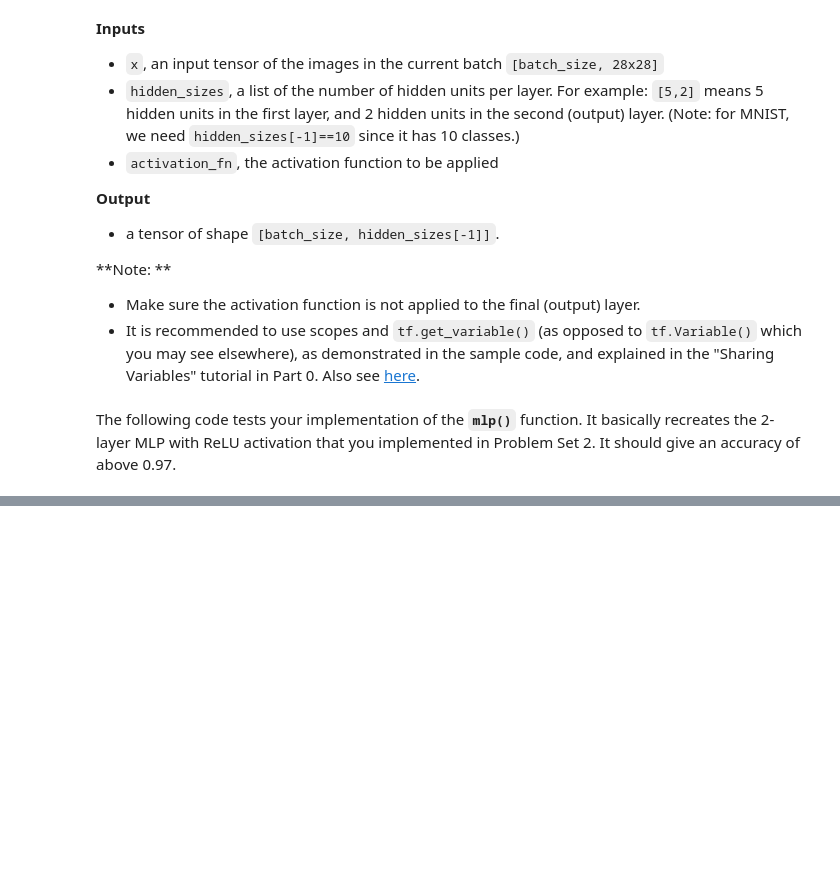
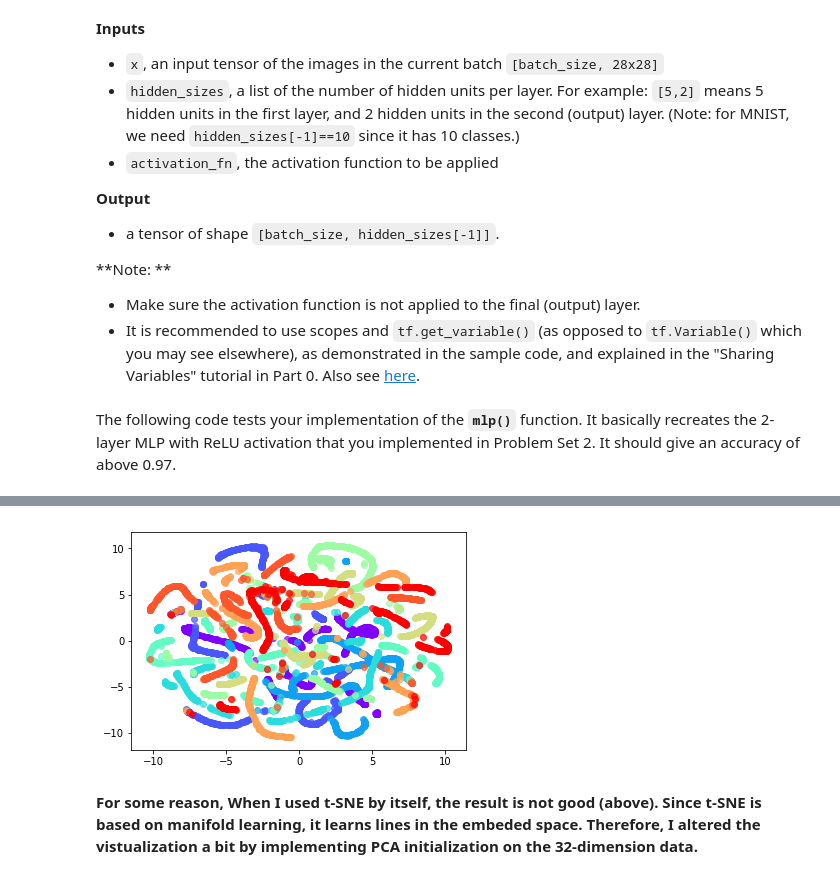
Before and after one commit to shwang95/BU-EC500K-Deep-Learning, a Jupyter notebook: Homework/hw3/pset3.ipynb, the cells around one changed output, grey strips where cells are left out. Drawn from its saved outputs; the diff is of its cells as text; code cells hidden in the pictures; blank space fills up the shorter version.

```diff
--- a/Homework/hw3/pset3.ipynb
+++ b/Homework/hw3/pset3.ipynb
@@ -297,0 +1012,21 @@ def visualize(features, labels):
+# %%
+x = pickle.load(open('x_test.p','rb'))
+y = pickle.load(open('y_test.p','rb'))
+
+# Two dimension t-SNE
+colors = cm.rainbow(np.linspace(0, 1, 10))
+model = TSNE(n_components=2)
+x1=model.fit_transform(x)
+pickle.dump(x1,open('x1.p','wb'))
+y1 = np.array(np.argmax(y,axis=1))
+pickle.dump(y1,open('y1.p','wb'))
+
+x1 = pickle.load(open('x1.p','rb'))
+y1 = pickle.load(open('y1.p','rb'))
+for k in range(10):
+    plt.scatter(x1[y1==k,0],x1[y1==k,1],c=colors[k,:],alpha=0.7)
+plt.show()
+# %% [output]
+[figure, added]
+# %% [markdown]
+__For some reason, When I used t-SNE by itself, the result is not good (above). Since t-SNE is based on manifold learning, it learns lines in the embeded space. Therefore, I altered the vistualization a bit by implementing PCA initialization on the 32-dimension data.__
```
Also changed, not shown: parts of 68 cells of this notebook.
